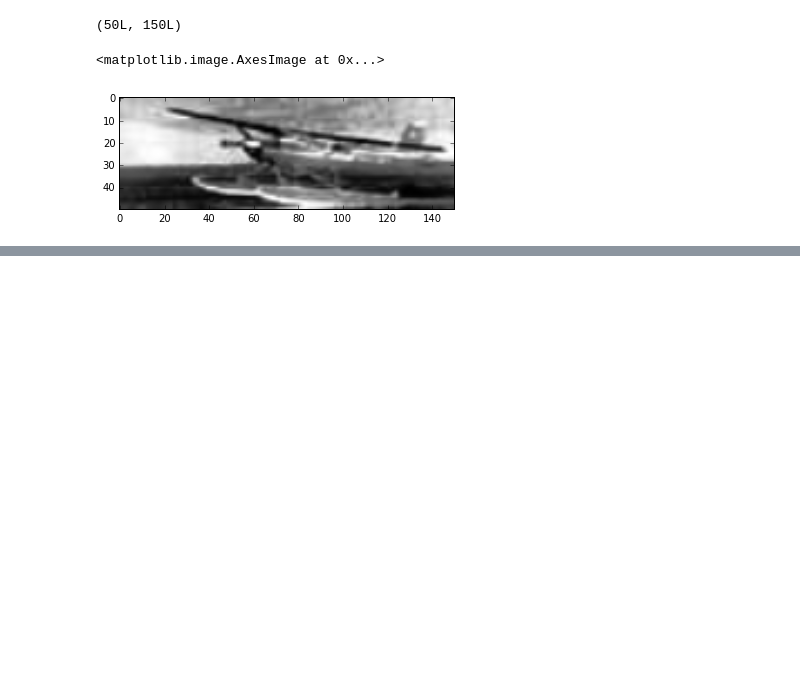
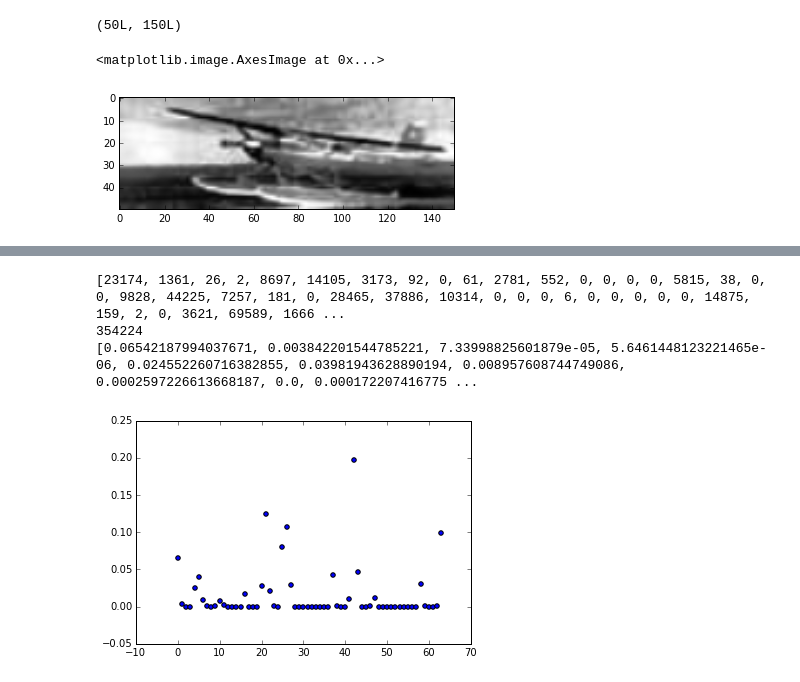
Before and after one commit to samacart/Park-Or-Bird, a Jupyter notebook: Car Image Array Creation.ipynb, the cells around one changed output, grey strips where cells are left out. Saved outputs shown, nothing was run; the diff lists cells and outputs as text; code cells hidden in the pictures; blank space fills up the shorter version.

Commit message:
image reduction test

```diff
--- a/Car Image Array Creation.ipynb
+++ b/Car Image Array Creation.ipynb
@@ -78,3 +123,29 @@ print arr.max()
+# %%
+img2 = Image.open('C:\\datasets\\profile-pic.png')
+
+blocks = 4
+feature = [0] * blocks * blocks * blocks
+pixel_count = 0
+for pixel in img2.getdata():
+    ridx = int(pixel[0]/(256/blocks))
+    gidx = int(pixel[1]/(256/blocks))
+    bidx = int(pixel[2]/(256/blocks))
+    idx = ridx + gidx * blocks + bidx * blocks * blocks
+    feature[idx] += 1
+    pixel_count += 1
+
+print feature
+print pixel_count
+norm = [x/float(pixel_count) for x in feature]
+print norm
+
+plt.scatter([i for i in range(64)], norm)
+plt.show()
+# %% [output]
+[23174, 1361, 26, 2, 8697, 14105, 3173, 92, 0, 61, 2781, 552, 0, 0, 0, 0, 5815, 38, 0, 0, 9828, 44225, 7257, 181, 0, 28465, 37886, 10314, 0, 0, 0, 6, 0, 0, 0, 0, 0, 14875, 159, 2, 0, 3621, 69589, 1666 ...
+354224
+[0.06542187994037671, 0.003842201544785221, 7.33998825601879e-05, 5.6461448123221465e-06, 0.024552260716382855, 0.03981943628890194, 0.008957608744749086, 0.0002597226613668187, 0.0, 0.000172207416775 ...
+[figure, added]
 # %%
 path = 'test_images_originals\\*.pgm'
 
```
Also changed, not shown: parts of 2 cells of this notebook.
